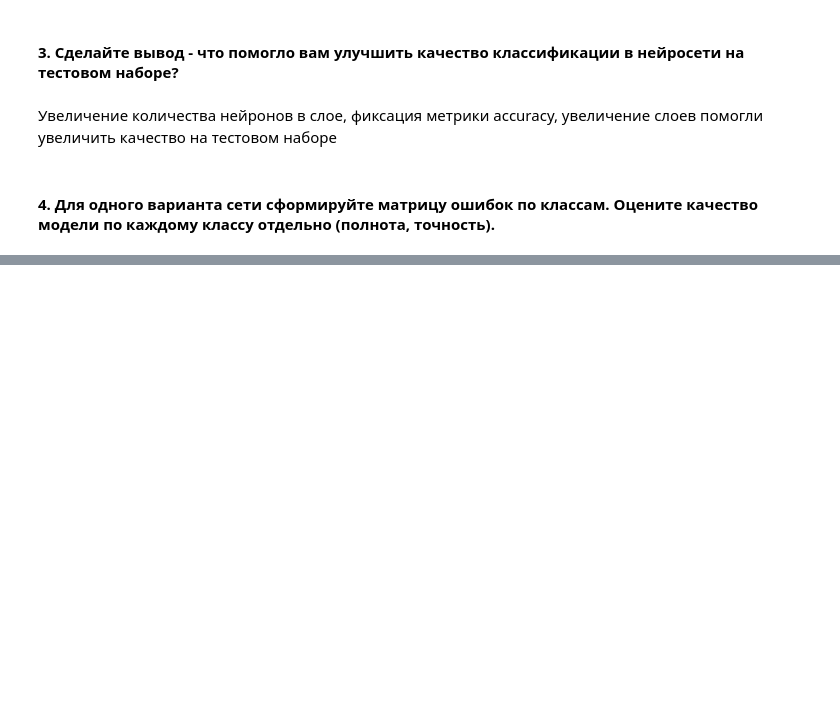
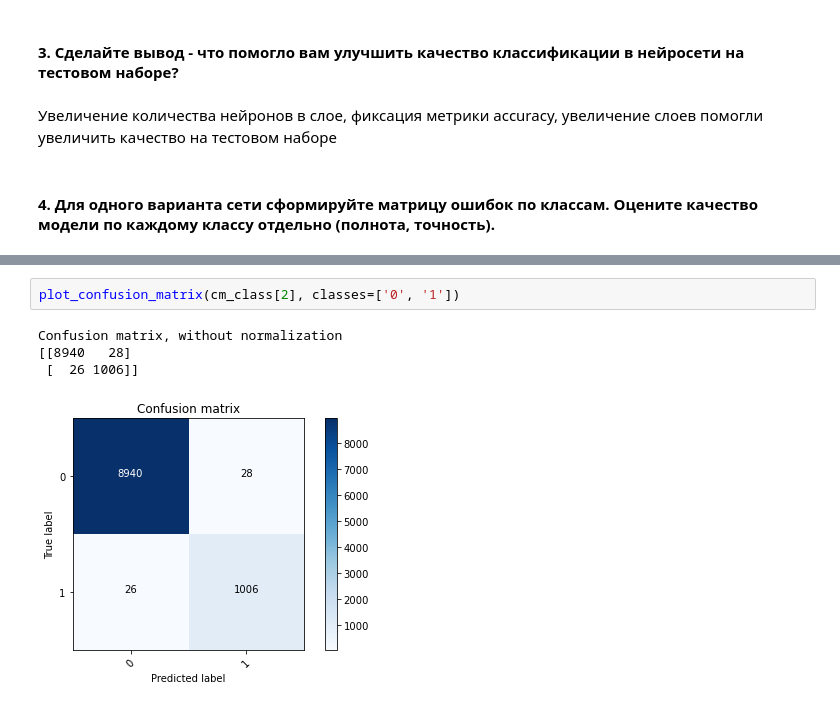
Before and after one commit to Alikhan0707/intro_to_deep_learn, a Jupyter notebook: hw_2.ipynb, the cells around one changed output, grey strips where cells are left out. Drawn from its saved outputs; the diff is of its cells as text; blank space fills up the shorter version.

```diff
--- a/hw_2.ipynb
+++ b/hw_2.ipynb
@@ -394,0 +471,7 @@ array([[0., 0., 0., ..., 1., 0., 0.],
+# %%
+plot_confusion_matrix(cm_class[2], classes=['0', '1'])
+# %% [output]
+Confusion matrix, without normalization
+[[8940   28]
+ [  26 1006]]
+[figure, added]
```
Also changed, not shown: parts of 19 cells of this notebook.
